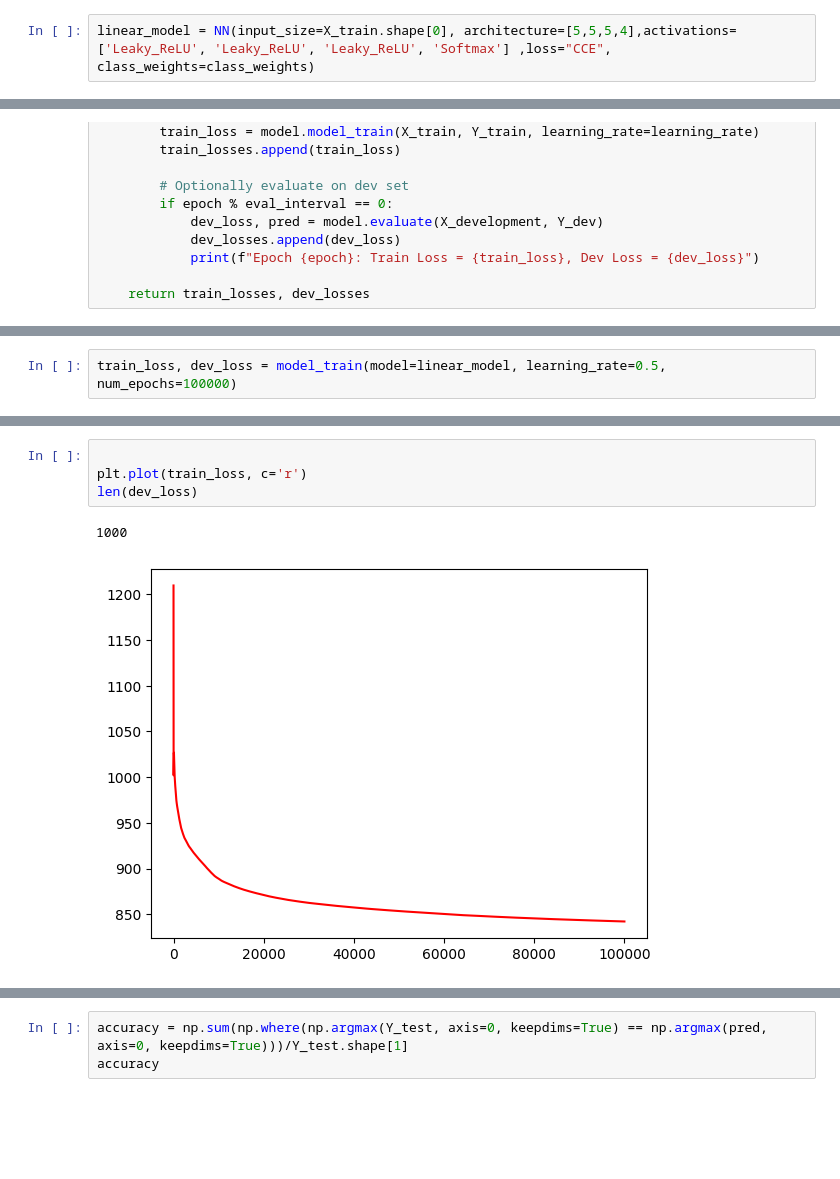
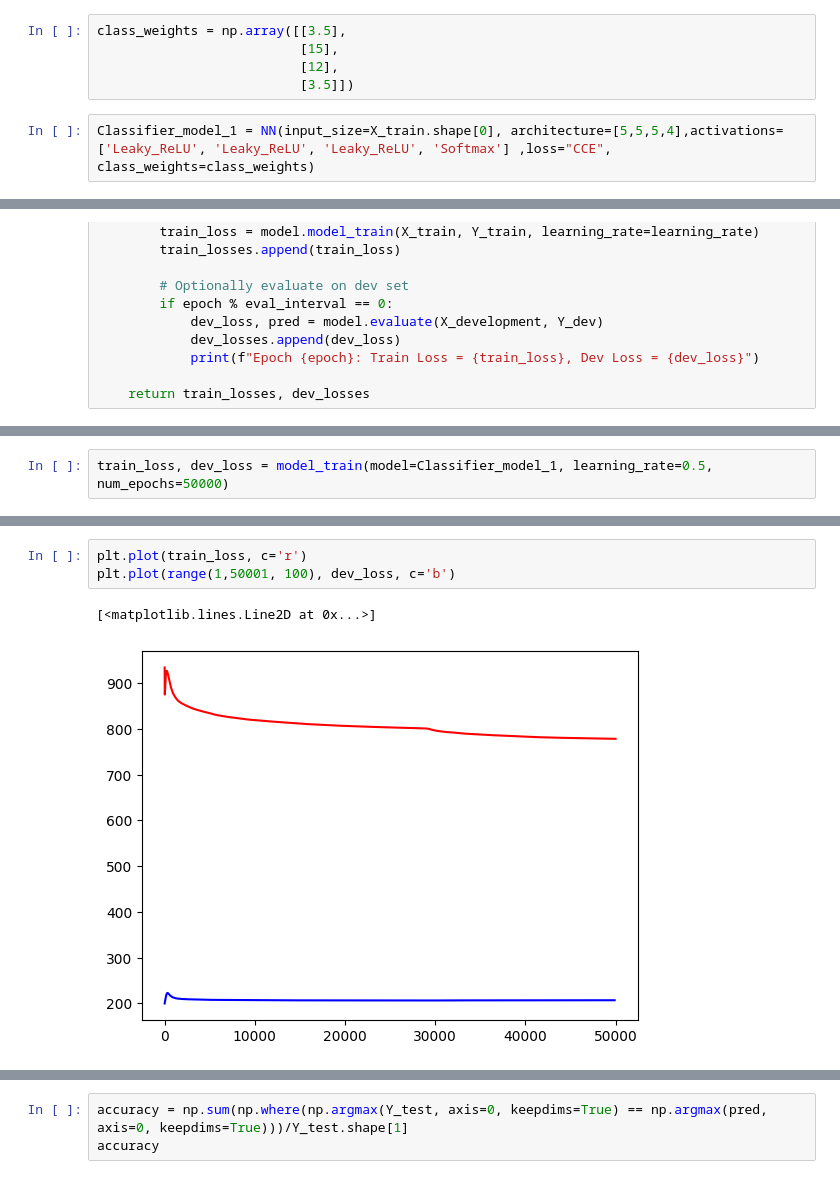
Before and after one commit to HritikShukla02/Neural-networks, a Jupyter notebook: test_classification.ipynb, the cells around one changed output, grey strips where cells are left out. Saved outputs shown, nothing was run; the diff lists cells and outputs as text; blank space fills up the shorter version.

```diff
--- a/test_classification.ipynb
+++ b/test_classification.ipynb
@@ -213,5 +226,10 @@ class_weights = np.array([[7.2727272727272725],
+# %%
+class_weights = np.array([[3.5],
+                          [15],
+                          [12],
+                          [3.5]])
 # %%
-linear_model = NN(input_size=X_train.shape[0], architecture=[5,5,5,4],activations=['Leaky_ReLU', 'Leaky_ReLU', 'Leaky_ReLU', 'Softmax'] ,loss="CCE", class_weights=class_weights)
+Classifier_model_1 = NN(input_size=X_train.shape[0], architecture=[5,5,5,4],activations=['Leaky_ReLU', 'Leaky_ReLU', 'Leaky_ReLU', 'Softmax'] ,loss="CCE", class_weights=class_weights)
 # %%
 def model_train(model, num_epochs=1000, learning_rate=0.1, eval_interval=100,):
     # Training loop
@@ -235,3 +249,3 @@ Y_dev.shape
 # %%
-train_loss, dev_loss = model_train(model=linear_model, learning_rate=0.5, num_epochs=100000)
+train_loss, dev_loss = model_train(model=Classifier_model_1, learning_rate=0.5, num_epochs=50000)
 # %% [output]
@@ -255,7 +269,6 @@ Epoch 99900: Train Loss = 842.2693260711637, Dev Loss = 208.37784972811124
 # %%
-
 plt.plot(train_loss, c='r')
-len(dev_loss)
+plt.plot(range(1,50001, 100), dev_loss, c='b')
 # %% [output]
-1000
+[<matplotlib.lines.Line2D at 0x...>]
-[figure, old version]
+[figure, new version]
```
Also changed, not shown: parts of 26 cells of this notebook, 4 other files.
